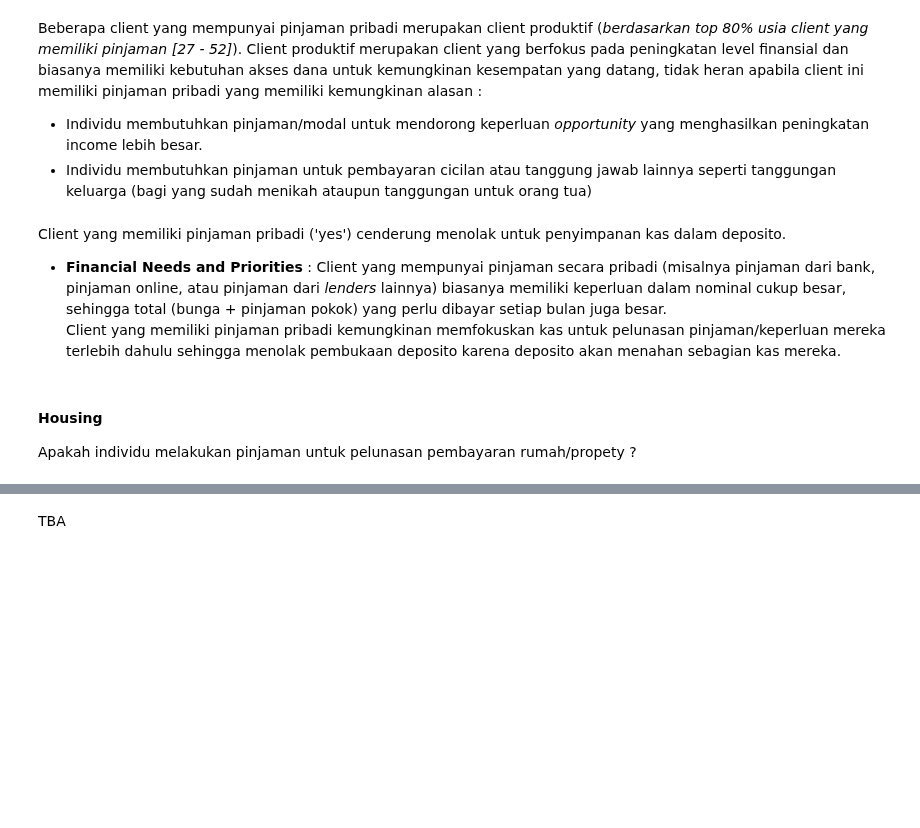
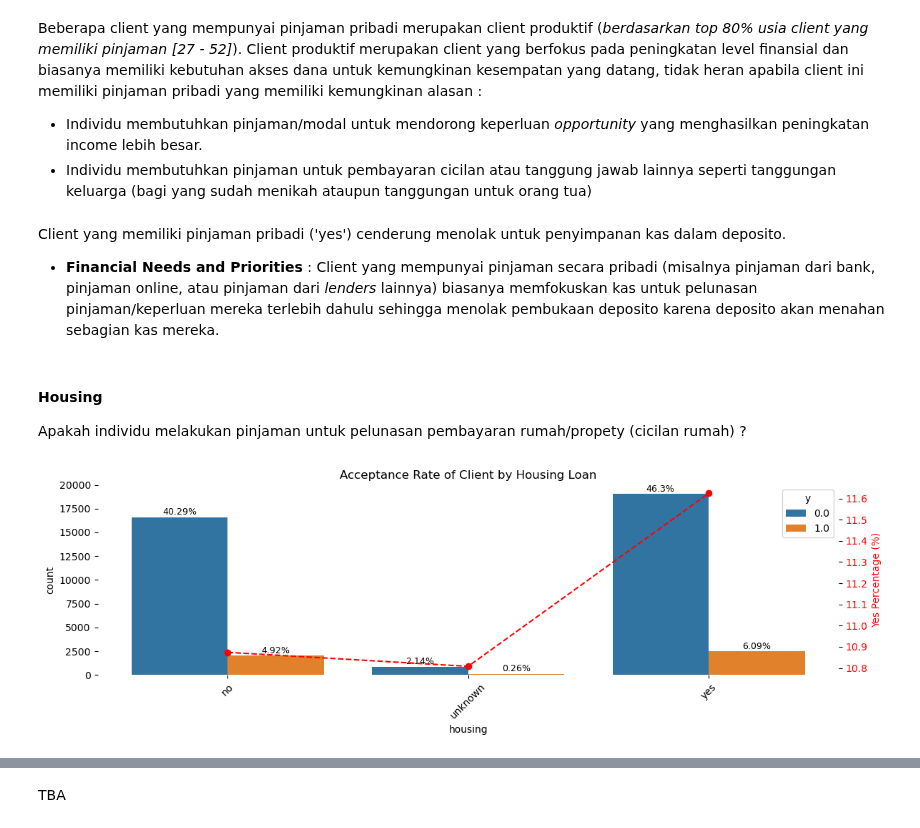
Before and after one commit to clarentcelsia/Analytics, a Jupyter notebook: ml/bank_telemarketing.ipynb, the cells around one changed output, grey strips where cells are left out. Saved outputs shown, nothing was run; the diff lists cells and outputs as text; code cells hidden in the pictures; blank space fills up the shorter version.

```diff
--- a/ml/bank_telemarketing.ipynb
+++ b/ml/bank_telemarketing.ipynb
@@ -947,9 +963,32 @@ Beberapa client yang mempunyai pinjaman pribadi merupakan client produktif (*ber
 - Individu membutuhkan pinjaman untuk pembayaran cicilan atau tanggung jawab lainnya seperti tanggungan keluarga (bagi yang sudah menikah ataupun tanggungan untuk orang tua)
 # %% [markdown]
 Client yang memiliki pinjaman pribadi ('yes') cenderung menolak untuk penyimpanan kas dalam deposito.
-- **Financial Needs and Priorities** : Client yang mempunyai pinjaman secara pribadi (misalnya pinjaman dari bank, pinjaman online, atau pinjaman dari *lenders* lainnya) biasanya memiliki keperluan dalam nominal cukup besar, sehingga total (bunga + pinjaman pokok) yang perlu dibayar setiap bulan juga besar. <br>
-Client yang memiliki pinjaman pribadi kemungkinan memfokuskan kas untuk pelunasan pinjaman/keperluan mereka terlebih dahulu sehingga menolak pembukaan deposito karena deposito akan menahan sebagian kas mereka.
+- **Financial Needs and Priorities** : Client yang mempunyai pinjaman secara pribadi (misalnya pinjaman dari bank, pinjaman online, atau pinjaman dari *lenders* lainnya) biasanya memfokuskan kas untuk pelunasan pinjaman/keperluan mereka terlebih dahulu sehingga menolak pembukaan deposito karena deposito akan menahan sebagian kas mereka.
 # %% [markdown]
 #### Housing
 
-Apakah individu melakukan pinjaman untuk pelunasan pembayaran rumah/propety ?
+Apakah individu melakukan pinjaman untuk pelunasan pembayaran rumah/propety (cicilan rumah) ?
+# %%
+contingency_table_housing = (pd.crosstab(df['housing'], df['y'], normalize='index')*100).round(3)
+# %%
+plt.figure(figsize=(12,4))
+
+ax = sns.countplot(data=df, x='housing', hue='y', order=contingency_table_housing.index)
+for p in ax.patches:
+    ax.annotate(f'{round(p.get_height()*100/len(df),2)}%', (p.get_x() + p.get_width() / 2., p.get_height()),
+                    ha='center', va='center', fontsize=9, color='black', xytext=(0, 5),
+                    textcoords='offset points')
+ax.tick_params(axis='x', rotation=45)
+for spine in ax.spines.values():
+    spine.set_visible(False)
+
+ax2 = ax.twinx()
+ax2.plot(contingency_table_housing.index, contingency_table_housing[1], color='red', marker='o', label='Yes Percentage', linestyle='--')
+ax2.set_ylabel("Yes Percentage (%)", color='red')
+ax2.tick_params(axis='y', labelcolor='red') # or set_xtickslabel
+
+plt.setp(ax2.spines.values(), visible=False)
+plt.title("Acceptance Rate of Client by Housing Loan")
+plt.tight_layout();
+# %% [output]
+[figure, added]
```
Also changed, not shown: parts of 28 cells of this notebook.
